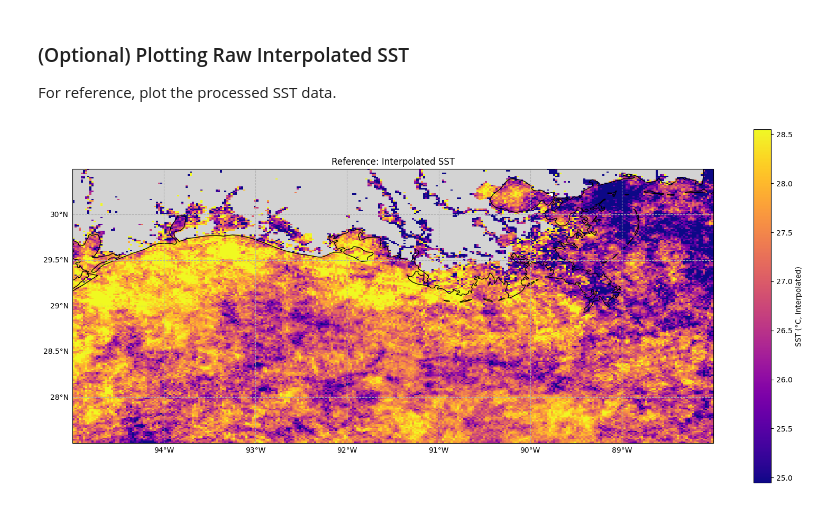
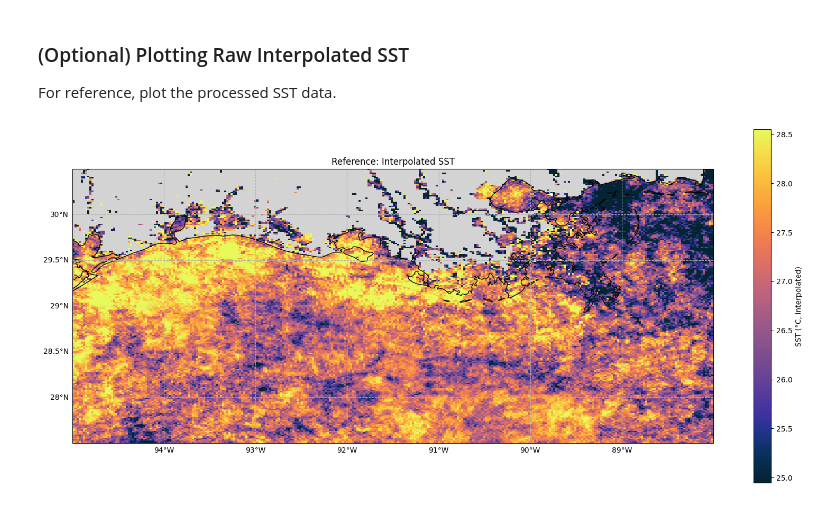
Before and after one commit to makaip/nasa-murep-local, a Jupyter notebook: cdom_sst/test_cdomsst.ipynb, the cells around one changed output. Saved outputs shown, nothing was run; the diff lists cells and outputs as text; code cells hidden in the pictures.

```diff
--- a/cdom_sst/test_cdomsst.ipynb
+++ b/cdom_sst/test_cdomsst.ipynb
@@ -583,32 +591,32 @@ For reference, plot the processed SST data.
 if 'binned_sst_interpolated' in locals() and binned_sst_interpolated.size > 0 and np.any(~np.isnan(binned_sst_interpolated)) and lat_edges_grid is not None and lon_edges_grid is not None:
     fig_sst_height = 7
     fig_sst_width = fig_height * geo_aspect_ratio
     fig_sst_width = min(fig_width, 16)
     fig_sst_width = max(fig_width, 5)
     fig_sst_ref = plt.figure(figsize=(fig_sst_width, fig_sst_height))
     ax_sst_ref = plt.axes(projection=ccrs.PlateCarree())
     ax_sst_ref.set_extent([lon_min, lon_max, lat_min, lat_max], crs=ccrs.PlateCarree())
 
     valid_sst_plot_vals = binned_sst_interpolated[~np.isnan(binned_sst_interpolated)]
     vmin_sst_plot = np.percentile(valid_sst_plot_vals, 5) if valid_sst_plot_vals.size > 0 else 10
     vmax_sst_plot = np.percentile(valid_sst_plot_vals, 95) if valid_sst_plot_vals.size > 0 else 30
     if vmin_sst_plot >= vmax_sst_plot: vmin_sst_plot = np.nanmin(valid_sst_plot_vals); vmax_sst_plot = np.nanmax(valid_sst_plot_vals)
     if vmin_sst_plot == vmax_sst_plot: vmin_sst_plot -=0.5; vmax_sst_plot +=0.5
 
     raster_sst_ref = ax_sst_ref.pcolormesh(
         lon_edges_grid, lat_edges_grid, binned_sst_interpolated,
-        cmap='plasma', shading='auto', transform=ccrs.PlateCarree(),
+        cmap=cmocean.cm.thermal, shading='auto', transform=ccrs.PlateCarree(),
         vmin=vmin_sst_plot, vmax=vmax_sst_plot
     )
     ax_sst_ref.add_feature(cfeature.COASTLINE)
     ax_sst_ref.add_feature(cfeature.LAND, facecolor='lightgray')
     gl_sst_ref = ax_sst_ref.gridlines(draw_labels=True, linestyle='--')
     gl_sst_ref.top_labels = False; gl_sst_ref.right_labels = False
     plt.colorbar(raster_sst_ref, label='SST (°C, Interpolated)')
     plt.title("Reference: Interpolated SST")
     plt.tight_layout()
     plt.show()
 else:
     print("Skipping raw SST plot: No data or grid.")
 # %% [output]
-[figure, old version]
+[figure, new version]
```
Also changed, not shown: parts of 10 cells of this notebook.
